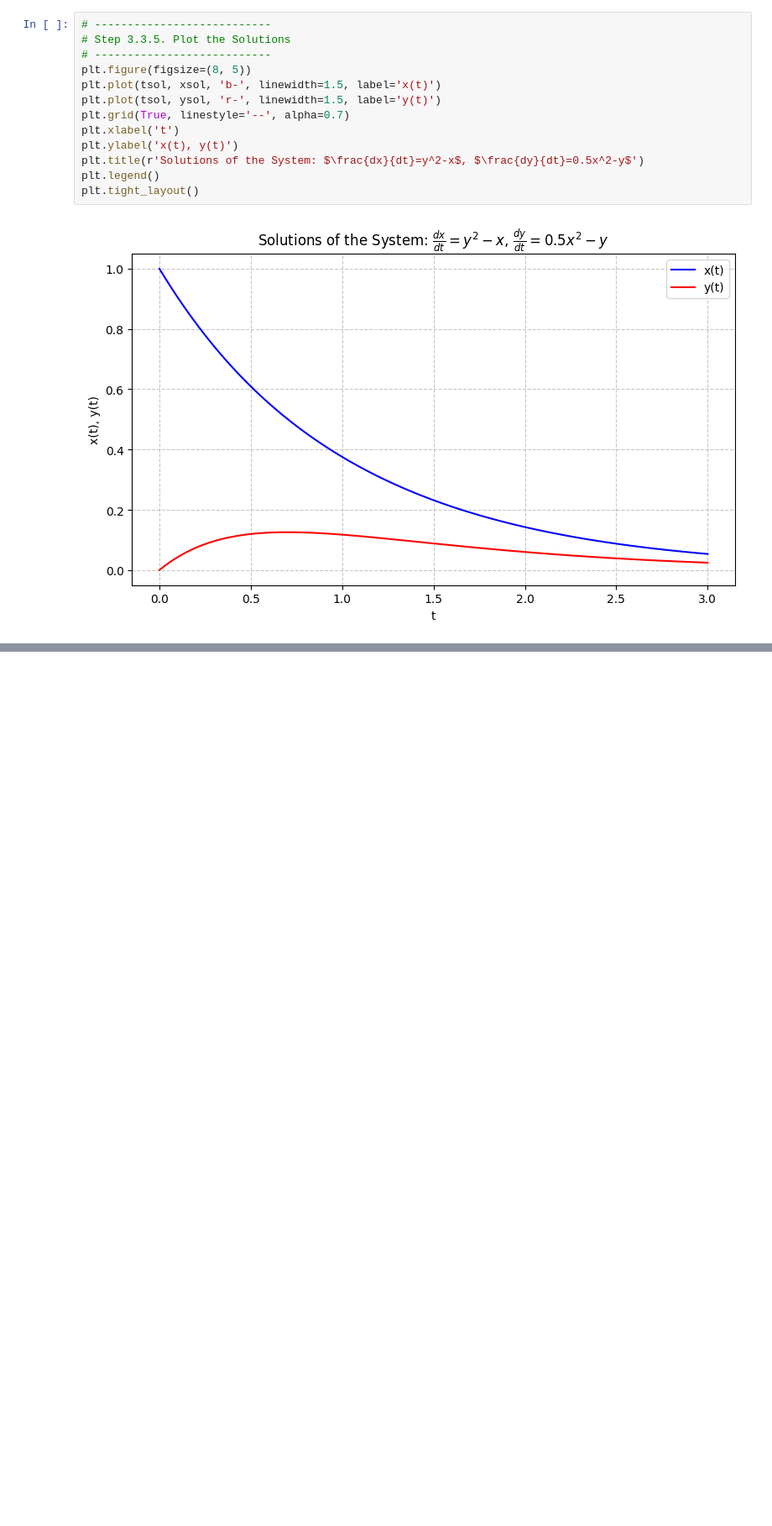
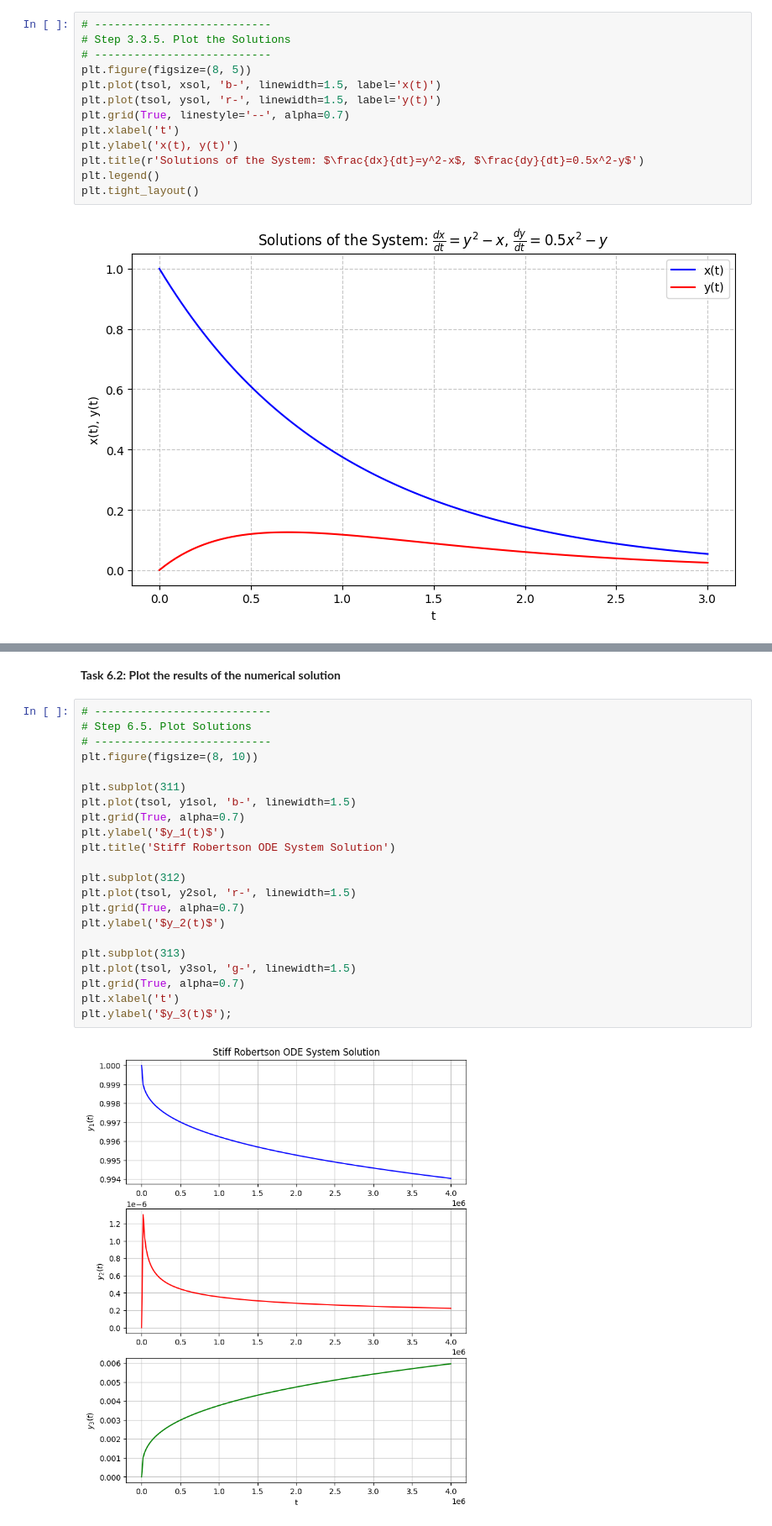
Before and after one commit to CUHKMathModel/Python, a Jupyter notebook: May_16_HSMMC_Analytic_and_Numerical_Solutions_of_DE_solution.ipynb, the cells around one changed output, grey strips where cells are left out. Shown at 84% size. Saved outputs shown, nothing was run; the diff lists cells and outputs as text; blank space fills up the shorter version.

```diff
--- a/May_16_HSMMC_Analytic_and_Numerical_Solutions_of_DE_solution.ipynb
+++ b/May_16_HSMMC_Analytic_and_Numerical_Solutions_of_DE_solution.ipynb
@@ -560,0 +973,26 @@ plt.tight_layout()
+# %% [markdown]
+**Task 6.2: Plot the results of the numerical solution**
+# %%
+# ---------------------------
+# Step 6.5. Plot Solutions
+# ---------------------------
+plt.figure(figsize=(8, 10))
+
+plt.subplot(311)
+plt.plot(tsol, y1sol, 'b-', linewidth=1.5)
+plt.grid(True, alpha=0.7)
+plt.ylabel('$y_1(t)$')
+plt.title('Stiff Robertson ODE System Solution')
+
+plt.subplot(312)
+plt.plot(tsol, y2sol, 'r-', linewidth=1.5)
+plt.grid(True, alpha=0.7)
+plt.ylabel('$y_2(t)$')
+
+plt.subplot(313)
+plt.plot(tsol, y3sol, 'g-', linewidth=1.5)
+plt.grid(True, alpha=0.7)
+plt.xlabel('t')
+plt.ylabel('$y_3(t)$');
+# %% [output]
+[figure, added]
```
Also changed, not shown: parts of 19 cells of this notebook, 1 other file.
